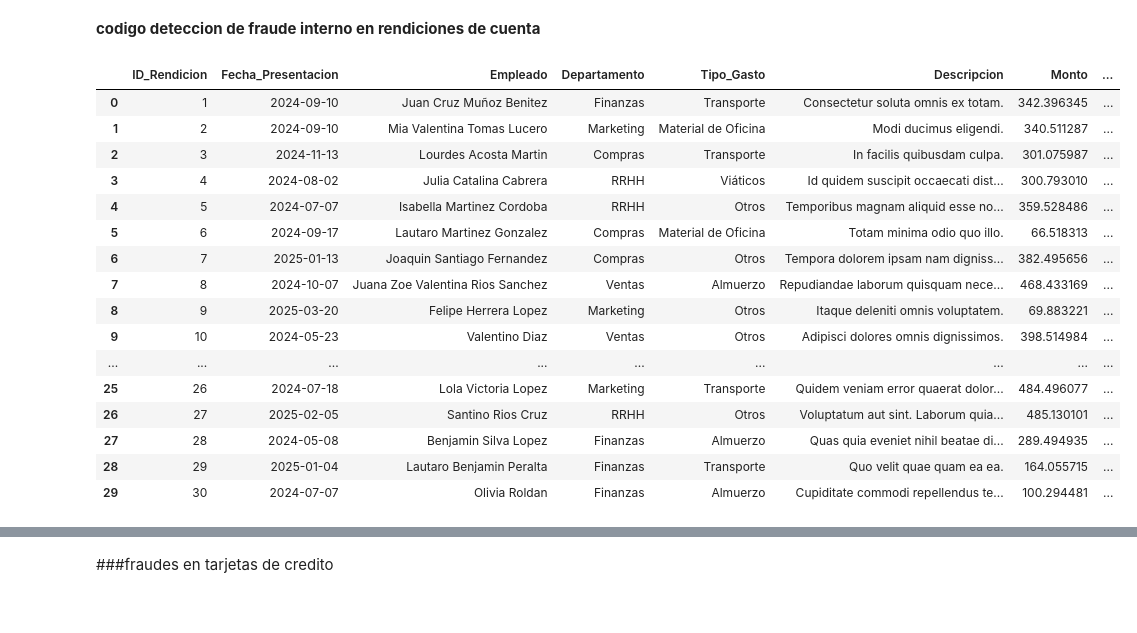
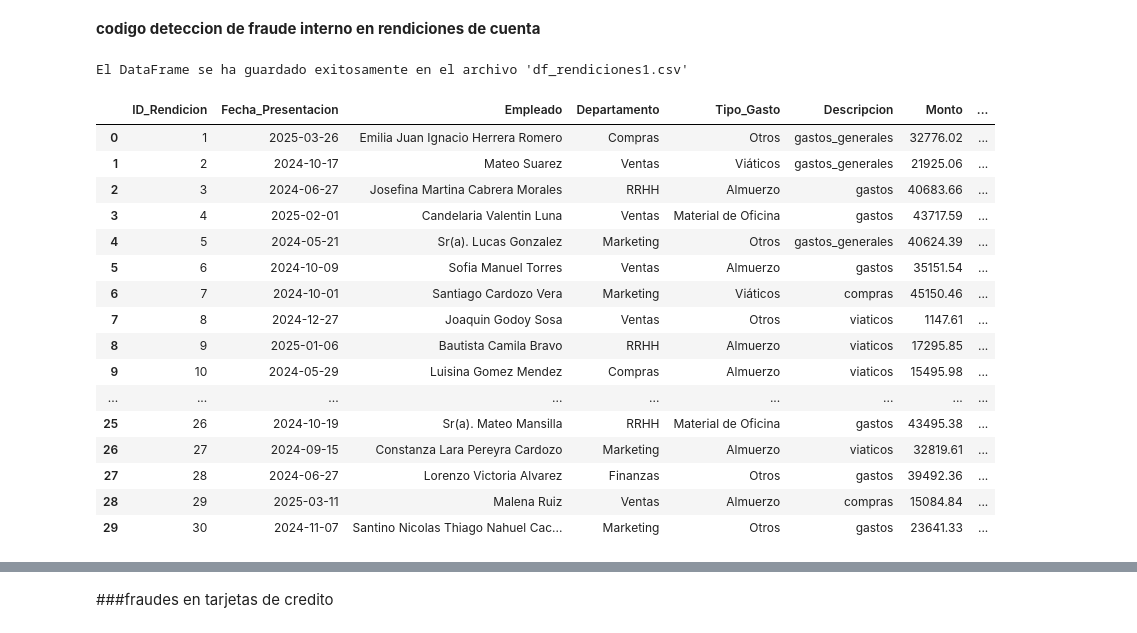
Before and after one commit to Viny2030/Libro_Algoritmos_contra_fraude_corrupcion, a Jupyter notebook: datasetlibro.ipynb, the cells around one changed output, grey strips where cells are left out. Saved outputs shown, nothing was run; the diff lists cells and outputs as text; code cells hidden in the pictures.

```diff
--- a/datasetlibro.ipynb
+++ b/datasetlibro.ipynb
@@ -2056,38 +1735,54 @@ El DataFrame se ha guardado exitosamente en el archivo 'df_fraude4.csv'
 # %% [markdown]
 **codigo deteccion de fraude interno en rendiciones de cuenta**
 # %%
-# 1. Simulación de Datos de Rendiciones de Cuenta Internas
+
 fake = Faker('es_AR')
 num_rendiciones = 30
+
+montos = np.random.uniform(1000, 50000, num_contratos)
+montos_formateados = ["{:.2f}".format(monto) for monto in montos]
+
 data_rendiciones = {
     'ID_Rendicion': range(1, num_rendiciones + 1),
     'Fecha_Presentacion': pd.to_datetime([fake.date_between(start_date='-365d', end_date='today') for _ in range(num_rendiciones)]),
     'Empleado': [fake.name() for _ in range(num_rendiciones)],
     'Departamento': [random.choice(['Ventas', 'Marketing', 'Compras', 'RRHH', 'Finanzas']) for _ in range(num_rendiciones)],
     'Tipo_Gasto': [random.choice(['Viáticos', 'Material de Oficina', 'Almuerzo', 'Transporte', 'Otros']) for _ in range(num_rendiciones)],
-    'Descripcion': [fake.text(max_nb_chars=50) for _ in range(num_rendiciones)],
-    'Monto': np.random.uniform(10, 500, num_rendiciones),
+    'Descripcion': [random.choice(['gastos', 'viaticos', 'compras', 'gastos_generales']) for _ in range(num_rendiciones)],
+    'Monto': montos_formateados,
     'Justificante_Adjunto': [random.choice(['Sí', 'No', 'Parcial']) for _ in range(num_rendiciones)],
     'Estado_Aprobacion': [random.choice(['Aprobado', 'Pendiente', 'Rechazado']) for _ in range(num_rendiciones)],
     'Es_Sospechoso': np.zeros(num_rendiciones, dtype=int)
 }
-df_rendiciones = pd.DataFrame(data_rendiciones)
-df_rendiciones
+df_rendiciones1 = pd.DataFrame(data_rendiciones)
+df_rendiciones1
+# Corrección aquí: comparación correcta de la columna con 'Urgencia'
+df_rendiciones1['Es_Sospechoso'] = np.where(
+    (df_rendiciones1['Justificante_Adjunto'] == 'No') & (df_rendiciones1['Estado_Aprobacion'] == 'Rechazado'),
+    1,
+    0
+)
+nombre_archivo_csv = 'df_rendiciones1.csv'
+df_rendiciones1.to_csv(nombre_archivo_csv, index=False)
+
+print(f"El DataFrame se ha guardado exitosamente en el archivo '{nombre_archivo_csv}'")
+df_rendiciones1
 # %% [output]
+El DataFrame se ha guardado exitosamente en el archivo 'df_rendiciones1.csv'
 |  | ID_Rendicion | Fecha_Presentacion | Empleado | Departamento | Tipo_Gasto | Descripcion | Monto | ... |
-| 0 | 1 | 2024-09-10 | Juan Cruz Muñoz Benitez | Finanzas | Transporte | Consectetur soluta omnis ex totam. | 342.396345 | ... |
-| 1 | 2 | 2024-09-10 | Mia Valentina Tomas Lucero | Marketing | Material de Oficina | Modi ducimus eligendi. | 340.511287 | ... |
-| 2 | 3 | 2024-11-13 | Lourdes Acosta Martin | Compras | Transporte | In facilis quibusdam culpa. | 301.075987 | ... |
-| 3 | 4 | 2024-08-02 | Julia Catalina Cabrera | RRHH | Viáticos | Id quidem suscipit occaecati dist... | 300.793010 | ... |
-| 4 | 5 | 2024-07-07 | Isabella Martinez Cordoba | RRHH | Otros | Temporibus magnam aliquid esse no... | 359.528486 | ... |
-| 5 | 6 | 2024-09-17 | Lautaro Martinez Gonzalez | Compras | Material de Oficina | Totam minima odio quo illo. | 66.518313 | ... |
-| 6 | 7 | 2025-01-13 | Joaquin Santiago Fernandez | Compras | Otros | Tempora dolorem ipsam nam digniss... | 382.495656 | ... |
-| 7 | 8 | 2024-10-07 | Juana Zoe Valentina Rios Sanchez | Ventas | Almuerzo | Repudiandae laborum quisquam nece... | 468.433169 | ... |
-| 8 | 9 | 2025-03-20 | Felipe Herrera Lopez | Marketing | Otros | Itaque deleniti omnis voluptatem. | 69.883221 | ... |
-| 9 | 10 | 2024-05-23 | Valentino Diaz | Ventas | Otros | Adipisci dolores omnis dignissimos. | 398.514984 | ... |
+| 0 | 1 | 2025-03-26 | Emilia Juan Ignacio Herrera Romero | Compras | Otros | gastos_generales | 32776.02 | ... |
+| 1 | 2 | 2024-10-17 | Mateo Suarez | Ventas | Viáticos | gastos_generales | 21925.06 | ... |
+| 2 | 3 | 2024-06-27 | Josefina Martina Cabrera Morales | RRHH | Almuerzo | gastos | 40683.66 | ... |
+| 3 | 4 | 2025-02-01 | Candelaria Valentin Luna | Ventas | Material de Oficina | gastos | 43717.59 | ... |
+| 4 | 5 | 2024-05-21 | Sr(a). Lucas Gonzalez | Marketing | Otros | gastos_generales | 40624.39 | ... |
+| 5 | 6 | 2024-10-09 | Sofia Manuel Torres | Ventas | Almuerzo | gastos | 35151.54 | ... |
+| 6 | 7 | 2024-10-01 | Santiago Cardozo Vera | Marketing | Viáticos | compras | 45150.46 | ... |
+| 7 | 8 | 2024-12-27 | Joaquin Godoy Sosa | Ventas | Otros | viaticos | 1147.61 | ... |
+| 8 | 9 | 2025-01-06 | Bautista Camila Bravo | RRHH | Almuerzo | viaticos | 17295.85 | ... |
+| 9 | 10 | 2024-05-29 | Luisina Gomez Mendez | Compras | Almuerzo | viaticos | 15495.98 | ... |
 | ... | ... | ... | ... | ... | ... | ... | ... | ... |
-| 25 | 26 | 2024-07-18 | Lola Victoria Lopez | Marketing | Transporte | Quidem veniam error quaerat dolor... | 484.496077 | ... |
-| 26 | 27 | 2025-02-05 | Santino Rios Cruz | RRHH | Otros | Voluptatum aut sint. Laborum quia... | 485.130101 | ... |
-| 27 | 28 | 2024-05-08 | Benjamin Silva Lopez | Finanzas | Almuerzo | Quas quia eveniet nihil beatae di... | 289.494935 | ... |
-| 28 | 29 | 2025-01-04 | Lautaro Benjamin Peralta | Finanzas | Transporte | Quo velit quae quam ea ea. | 164.055715 | ... |
-| 29 | 30 | 2024-07-07 | Olivia Roldan | Finanzas | Almuerzo | Cupiditate commodi repellendus te... | 100.294481 | ... |
+| 25 | 26 | 2024-10-19 | Sr(a). Mateo Mansilla | RRHH | Material de Oficina | gastos | 43495.38 | ... |
+| 26 | 27 | 2024-09-15 | Constanza Lara Pereyra Cardozo | Marketing | Almuerzo | viaticos | 32819.61 | ... |
+| 27 | 28 | 2024-06-27 | Lorenzo Victoria Alvarez | Finanzas | Otros | gastos | 39492.36 | ... |
+| 28 | 29 | 2025-03-11 | Malena Ruiz | Ventas | Almuerzo | compras | 15084.84 | ... |
+| 29 | 30 | 2024-11-07 | Santino Nicolas Thiago Nahuel Cac... | Marketing | Otros | gastos | 23641.33 | ... |
```
Also changed, not shown: parts of 63 cells of this notebook.
